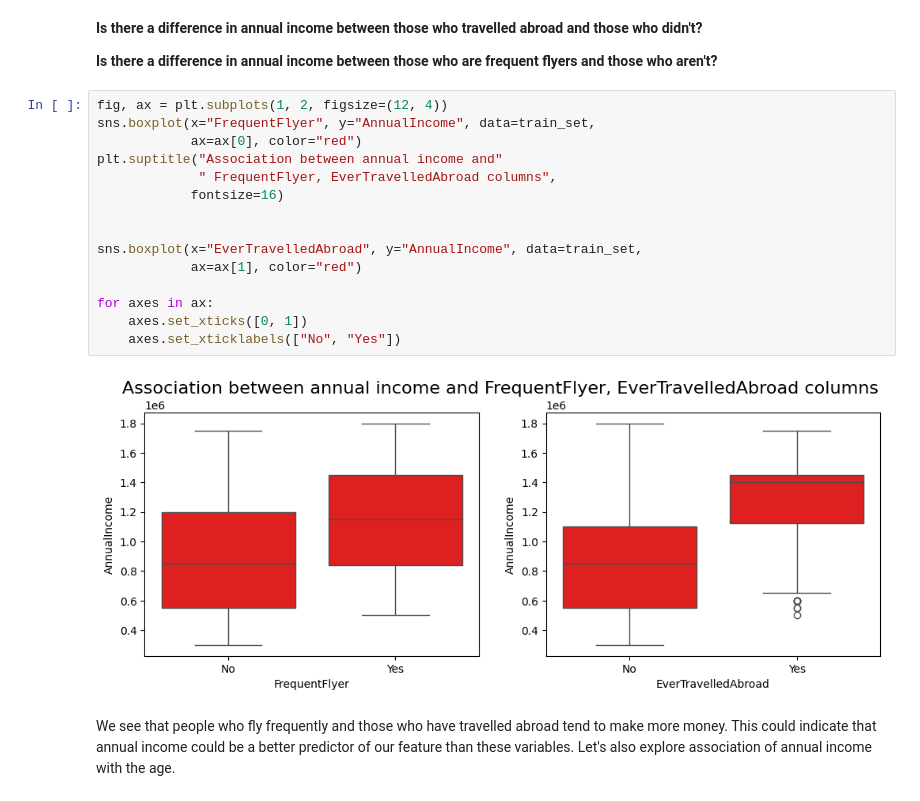
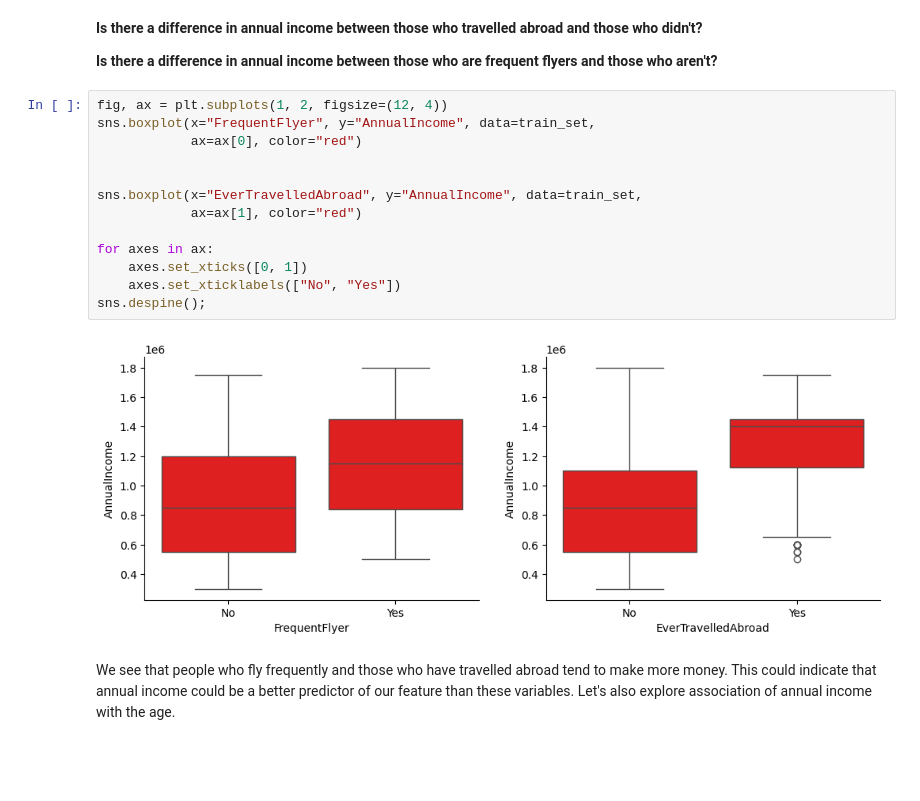
Before and after one commit to Andriy852/TravelInsurancePrediction, a Jupyter notebook: src/TravelInsurancePrediction.ipynb, the cells around one changed output. Saved outputs shown, nothing was run; the diff lists cells and outputs as text; blank space fills up the shorter version.

```diff
--- a/src/TravelInsurancePrediction.ipynb
+++ b/src/TravelInsurancePrediction.ipynb
@@ -513,20 +503,18 @@ Here, the pattern is not suprising. People, who have travelled abroad are more o
 # %%
 fig, ax = plt.subplots(1, 2, figsize=(12, 4))
 sns.boxplot(x="FrequentFlyer", y="AnnualIncome", data=train_set,
             ax=ax[0], color="red")
-plt.suptitle("Association between annual income and"
-             " FrequentFlyer, EverTravelledAbroad columns",
-            fontsize=16)
 
 
 sns.boxplot(x="EverTravelledAbroad", y="AnnualIncome", data=train_set,
             ax=ax[1], color="red")
 
 for axes in ax:
     axes.set_xticks([0, 1])
     axes.set_xticklabels(["No", "Yes"])
+sns.despine();
 # %% [output]
-[figure, old version]
+[figure, new version]
 # %% [markdown]
 We see that people who fly frequently and those who have travelled abroad tend to make more money. This could indicate that annual income could be a better predictor of our feature than these variables. Let's also explore association of annual income with the age.
 # %% [markdown]
```
Also changed, not shown: parts of 33 cells of this notebook, 2 other files.
